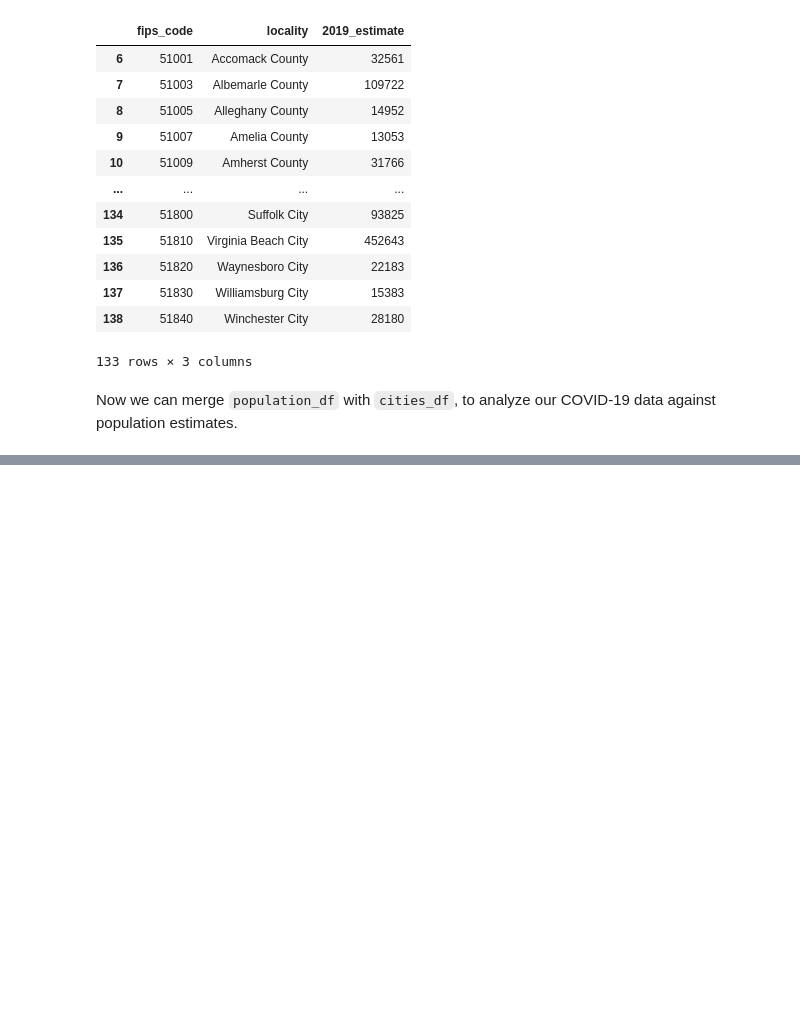
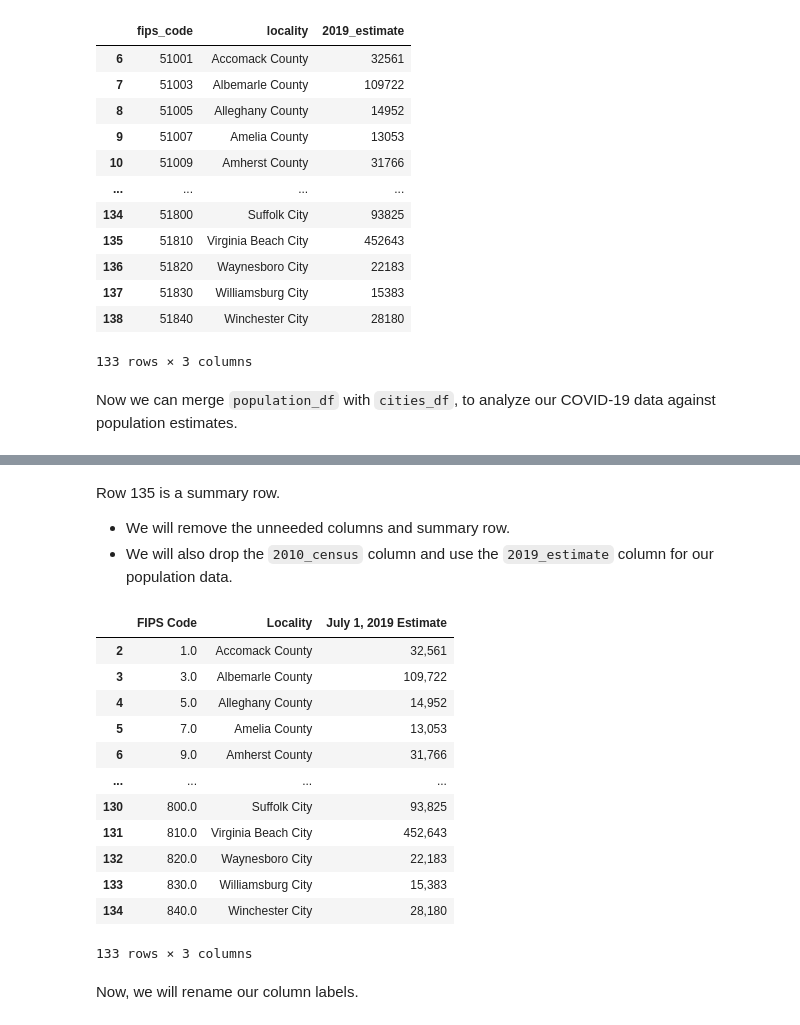
Before and after one commit to jammy-bot/va-covid-eda, a Jupyter notebook: va_covid_plots.ipynb, the cells around one changed output, grey strips where cells are left out. Drawn from its saved outputs; the diff is of its cells as text; code cells hidden in the pictures; blank space fills up the shorter version.

```diff
--- a/va_covid_plots.ipynb
+++ b/va_covid_plots.ipynb
@@ -566,0 +639,25 @@ population_df.to_csv("/content/va-covid-plotly/data/population-df.csv")
+# %% [markdown]
+Row 135 is a summary row.
+
+* We will remove the unneeded columns and summary row.
+* We will also drop the `2010_census` column and use the `2019_estimate` column for our population data.
+# %%
+# removing rows
+pop_df = pop_df.iloc[2:135,:4].drop(['April 1, 2010 Census'], axis=1)
+pop_df
+# %% [output]
+|  | FIPS Code | Locality | July 1, 2019 Estimate |
+| 2 | 1.0 | Accomack County | 32,561 |
+| 3 | 3.0 | Albemarle County | 109,722 |
+| 4 | 5.0 | Alleghany County | 14,952 |
+| 5 | 7.0 | Amelia County | 13,053 |
+| 6 | 9.0 | Amherst County | 31,766 |
+| ... | ... | ... | ... |
+| 130 | 800.0 | Suffolk City | 93,825 |
+| 131 | 810.0 | Virginia Beach City | 452,643 |
+| 132 | 820.0 | Waynesboro City | 22,183 |
+| 133 | 830.0 | Williamsburg City | 15,383 |
+| 134 | 840.0 | Winchester City | 28,180 |
+133 rows × 3 columns
+# %% [markdown]
+Now, we will rename our column labels.
```
Also changed, not shown: parts of 18 cells of this notebook.
